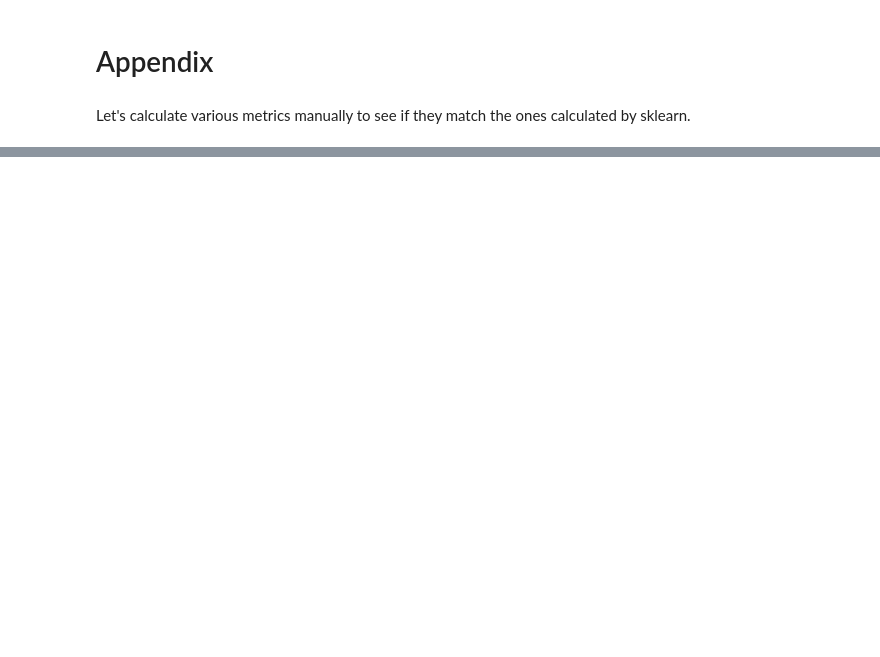
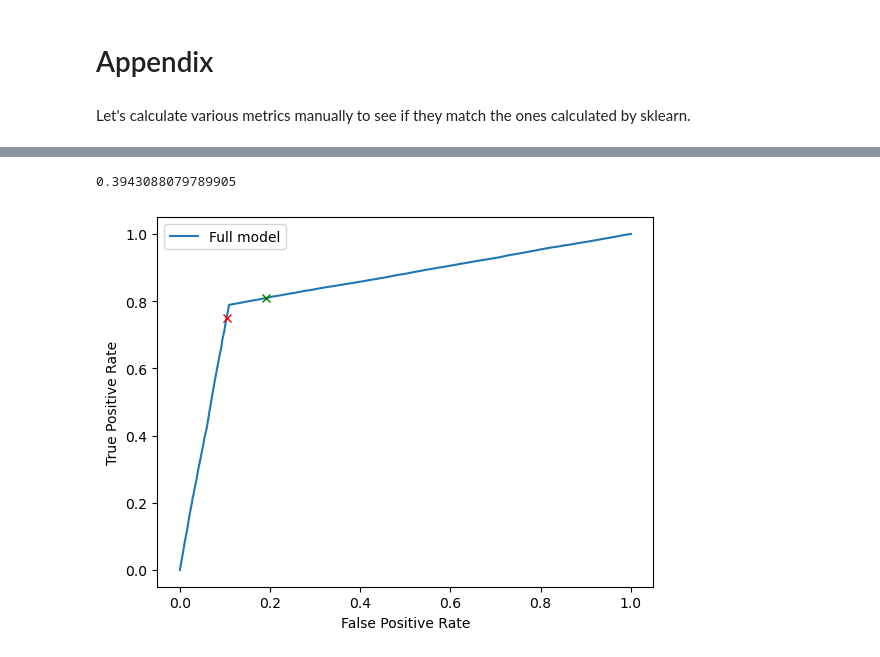
Before and after one commit to quantumphysicist/Teaching-Data-Science, a Jupyter notebook: Logistic Regression/Logistic_Regression_Tumours_Dummy_Data2.ipynb, the cells around one changed output, grey strips where cells are left out. Drawn from its saved outputs; the diff is of its cells as text; code cells hidden in the pictures; blank space fills up the shorter version.

```diff
--- a/Logistic Regression/Logistic_Regression_Tumours_Dummy_Data2.ipynb
+++ b/Logistic Regression/Logistic_Regression_Tumours_Dummy_Data2.ipynb
@@ -294,0 +340,21 @@ if try_statsmodels:
+# %%
+fnr = 1-tpr
+
+# Find where in ROC curve false negatives become larger than false positives
+correct_index = np.where(fpr > fnr)[0][0]
+thresholds[correct_index]
+# %% [output]
+0.3943088079789905
+# %%
+
+fig_roc, ax_roc = plt.subplots()
+ax_roc.plot(fpr, tpr, label = 'Full model')
+ax_roc.plot(fpr[correct_index], tpr[correct_index],'gx')
+fifty_percent_thres = np.where(thresholds<0.5)[0][0]
+ax_roc.plot(fpr[fifty_percent_thres], tpr[fifty_percent_thres],'rx')
+ax_roc.set_xlabel('False Positive Rate')
+ax_roc.set_ylabel('True Positive Rate')
+plt.legend()
+plt.show()
+# %% [output]
+[figure, added]
```
Also changed, not shown: parts of 11 cells of this notebook.
